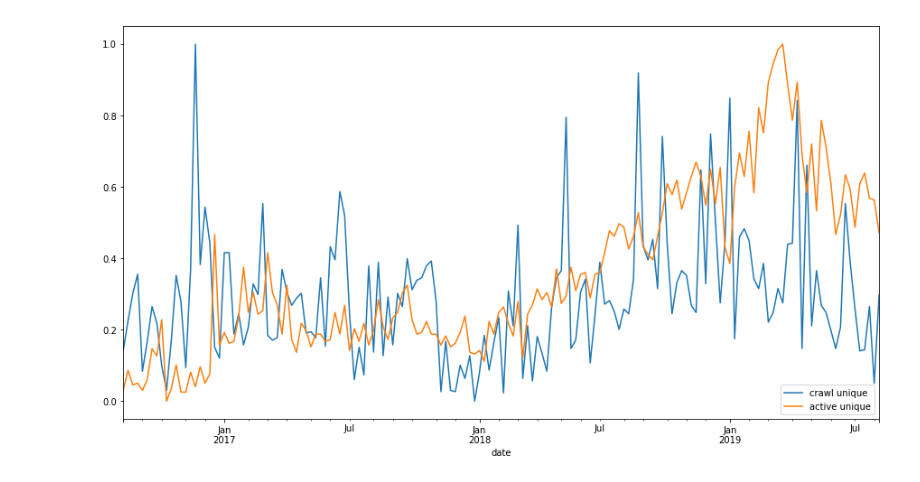
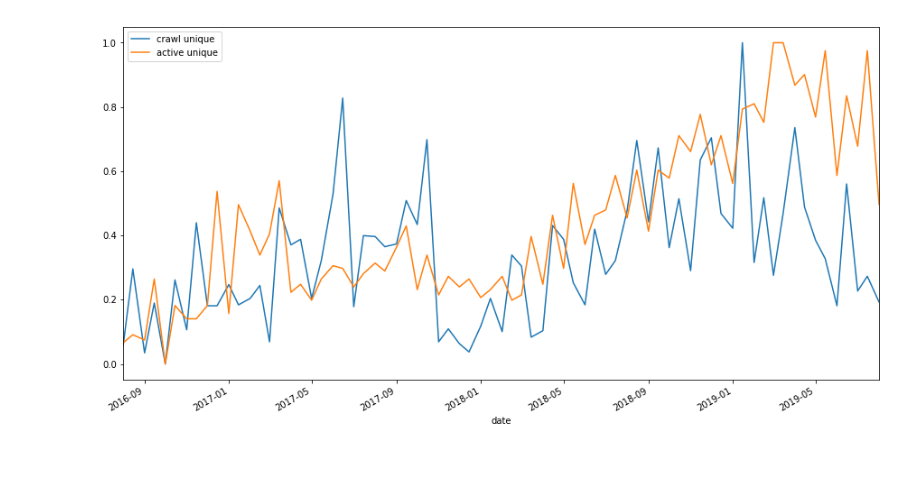
Before and after one commit to aysunakarsu/seo_data_analysis, a Jupyter notebook: SEO Data Analysis.ipynb, the cells around one changed output. Drawn from its saved outputs; the diff is of its cells as text; code cells hidden in the pictures.

```diff
--- a/SEO Data Analysis.ipynb
+++ b/SEO Data Analysis.ipynb
@@ -24,12 +40,12 @@ df_sum.corr()
 # %%
 scaler = MinMaxScaler()
-df_sum_crawl = df_crawl.resample('W').sum()
-df_sum_active = df_active.resample('W').sum()
+df_sum_crawl = df_crawl.resample('SMS').sum()
+df_sum_active = df_active.resample('SMS').sum()
 df_sum = pd.concat([df_sum_crawl['crawl unique'],df_sum_active['active unique']],axis=1)
 df_sum[['crawl unique', 'active unique']] = scaler.fit_transform(df_sum[['crawl unique', 'active unique']])
-df_sum[['crawl unique','active unique']].plot(figsize=(15,8));
+df_sum.plot(figsize=(15,8));
 # %% [output]
-[figure, old version]
+[figure, new version]
 # %%
 df_sum.corr()
 # %% [output]
```
Also changed, not shown: parts of 12 cells of this notebook.
